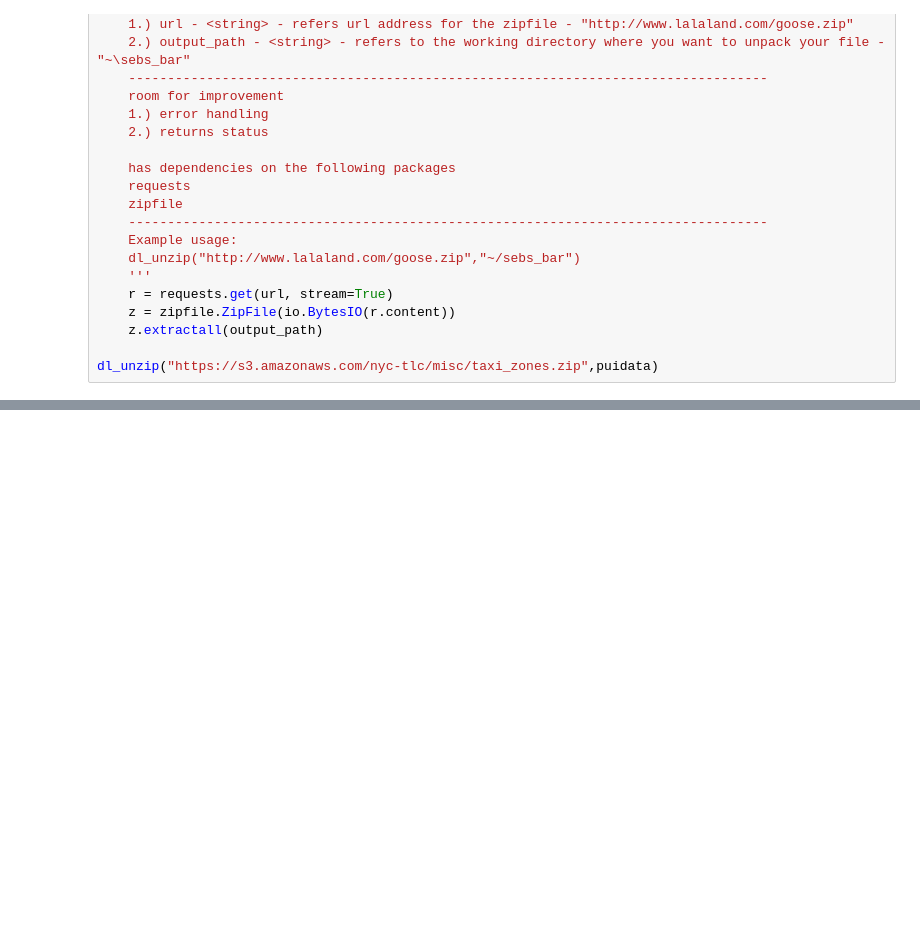
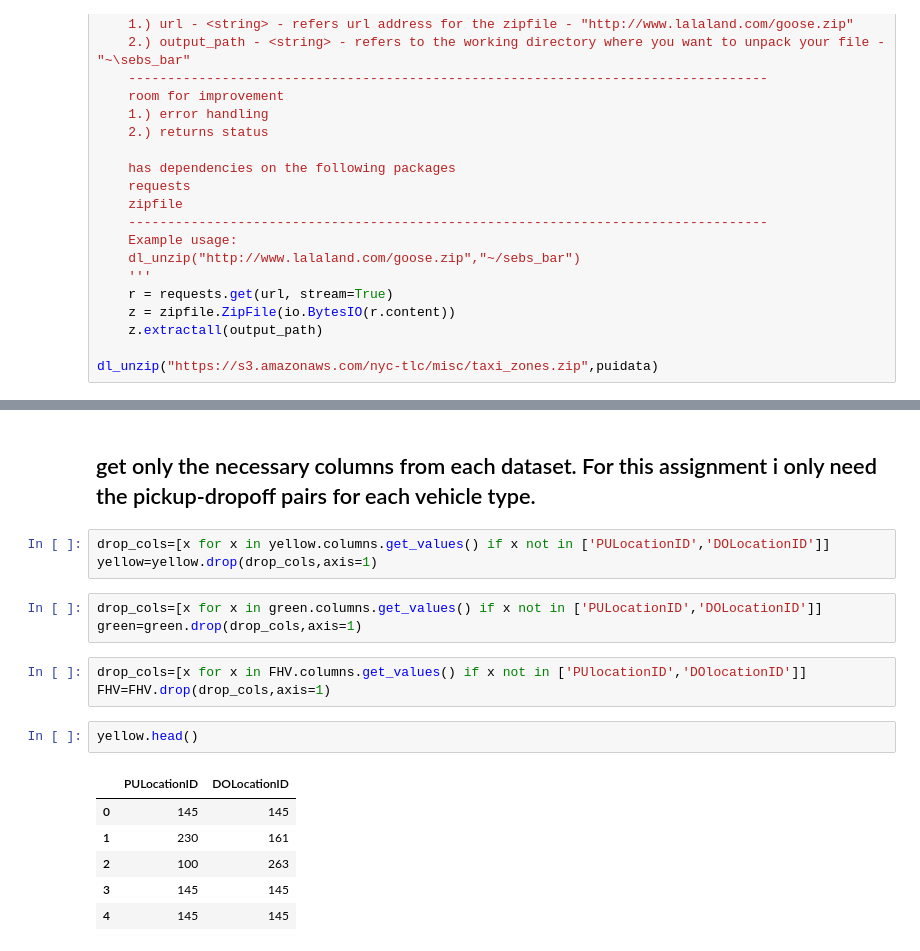
Before and after one commit to jinalklaulitz/PUI2018_msm796, a Jupyter notebook: HW8_msm796/Assignment1_msm796.ipynb, the cells around one changed output, grey strips where cells are left out. Saved outputs shown, nothing was run; the diff lists cells and outputs as text; blank space fills up the shorter version.

```diff
--- a/HW8_msm796/Assignment1_msm796.ipynb
+++ b/HW8_msm796/Assignment1_msm796.ipynb
@@ -108,0 +146,20 @@ FHV.head()
+# %% [markdown]
+## get only the necessary columns from each dataset. For this assignment i only need the pickup-dropoff pairs for each vehicle type.
+# %%
+drop_cols=[x for x in yellow.columns.get_values() if x not in ['PULocationID','DOLocationID']]
+yellow=yellow.drop(drop_cols,axis=1)
+# %%
+drop_cols=[x for x in green.columns.get_values() if x not in ['PULocationID','DOLocationID']]
+green=green.drop(drop_cols,axis=1)
+# %%
+drop_cols=[x for x in FHV.columns.get_values() if x not in ['PUlocationID','DOlocationID']]
+FHV=FHV.drop(drop_cols,axis=1)
+# %%
+yellow.head()
+# %% [output]
+|  | PULocationID | DOLocationID |
+| 0 | 145 | 145 |
+| 1 | 230 | 161 |
+| 2 | 100 | 263 |
+| 3 | 145 | 145 |
+| 4 | 145 | 145 |
```
Also changed, not shown: parts of 19 cells of this notebook, 1 other file.
